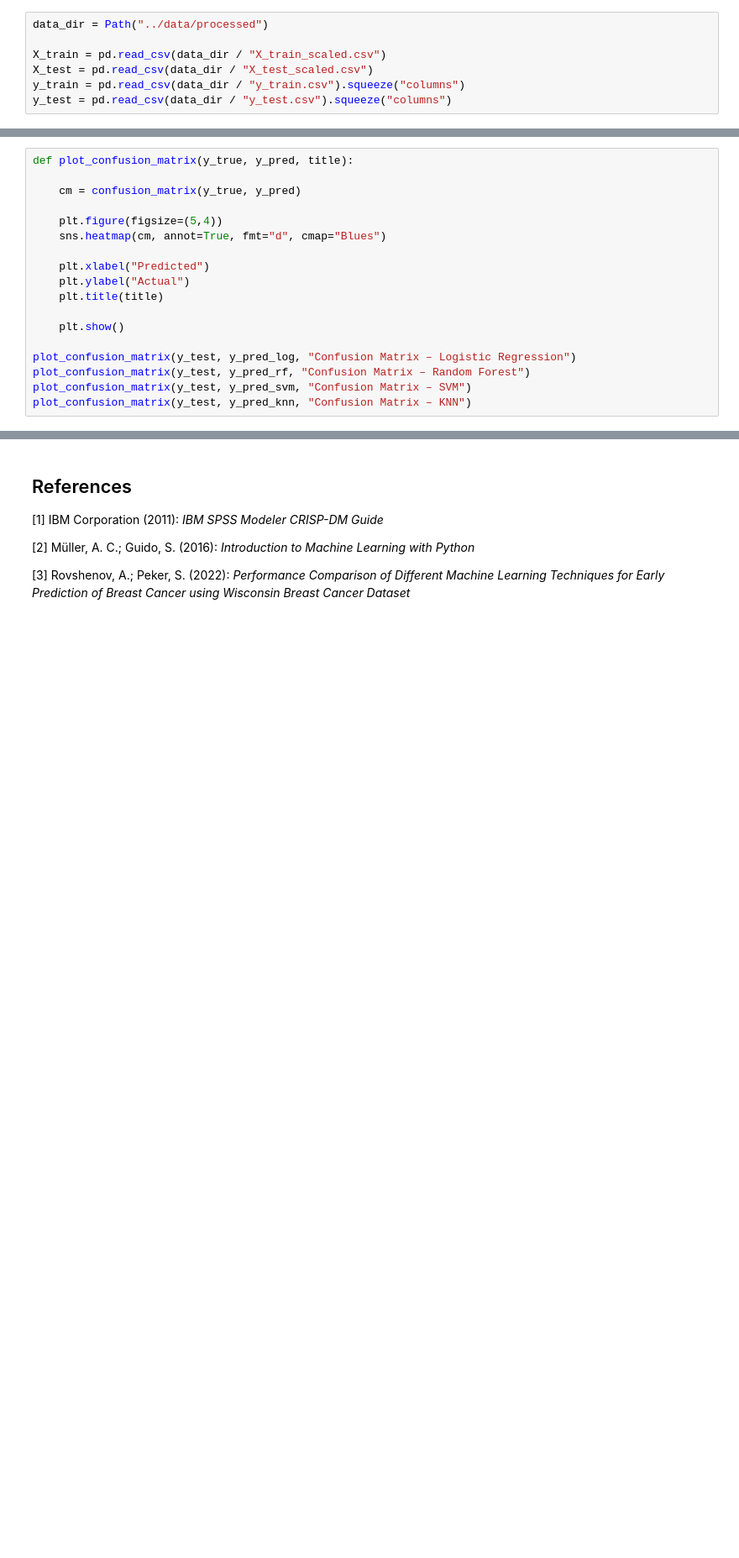
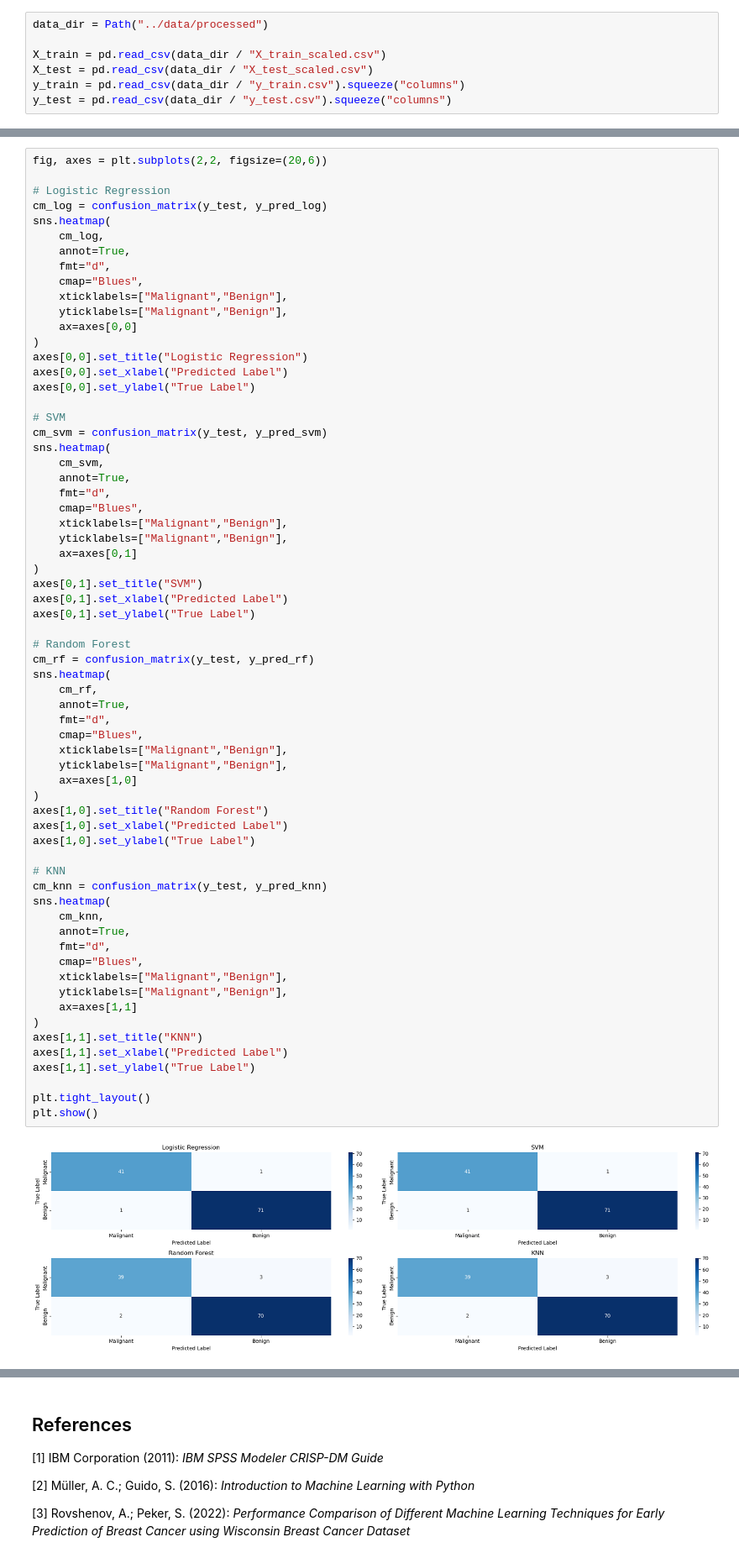
Before and after one commit to tbeekmans/breast_cancer_assignment, a Jupyter notebook: notebooks/5.0-evaluation.ipynb, the cells around one changed output, grey strips where cells are left out. Shown at 84% size. Drawn from its saved outputs; the diff is of its cells as text; blank space fills up the shorter version.

```diff
--- a/notebooks/5.0-evaluation.ipynb
+++ b/notebooks/5.0-evaluation.ipynb
@@ -56,19 +63,68 @@ The confusion matrices provide a detailed view of the classification errors made
 # %%
-def plot_confusion_matrix(y_true, y_pred, title):
+fig, axes = plt.subplots(2,2, figsize=(20,6))
 
-    cm = confusion_matrix(y_true, y_pred)
+# Logistic Regression
+cm_log = confusion_matrix(y_test, y_pred_log)
+sns.heatmap(
+    cm_log,
+    annot=True,
+    fmt="d",
+    cmap="Blues",
+    xticklabels=["Malignant","Benign"],
+    yticklabels=["Malignant","Benign"],
+    ax=axes[0,0]
+)
+axes[0,0].set_title("Logistic Regression")
+axes[0,0].set_xlabel("Predicted Label")
+axes[0,0].set_ylabel("True Label")
 
-    plt.figure(figsize=(5,4))
-    sns.heatmap(cm, annot=True, fmt="d", cmap="Blues")
+# SVM
+cm_svm = confusion_matrix(y_test, y_pred_svm)
+sns.heatmap(
+    cm_svm,
+    annot=True,
+    fmt="d",
+    cmap="Blues",
+    xticklabels=["Malignant","Benign"],
+    yticklabels=["Malignant","Benign"],
+    ax=axes[0,1]
+)
+axes[0,1].set_title("SVM")
+axes[0,1].set_xlabel("Predicted Label")
+axes[0,1].set_ylabel("True Label")
 
-    plt.xlabel("Predicted")
-    plt.ylabel("Actual")
-    plt.title(title)
+# Random Forest
+cm_rf = confusion_matrix(y_test, y_pred_rf)
+sns.heatmap(
+    cm_rf,
+    annot=True,
+    fmt="d",
+    cmap="Blues",
+    xticklabels=["Malignant","Benign"],
+    yticklabels=["Malignant","Benign"],
+    ax=axes[1,0]
+)
+axes[1,0].set_title("Random Forest")
+axes[1,0].set_xlabel("Predicted Label")
+axes[1,0].set_ylabel("True Label")
 
-    plt.show()
+# KNN
+cm_knn = confusion_matrix(y_test, y_pred_knn)
+sns.heatmap(
+    cm_knn,
+    annot=True,
+    fmt="d",
+    cmap="Blues",
+    xticklabels=["Malignant","Benign"],
+    yticklabels=["Malignant","Benign"],
+    ax=axes[1,1]
+)
+axes[1,1].set_title("KNN")
+axes[1,1].set_xlabel("Predicted Label")
+axes[1,1].set_ylabel("True Label")
 
-plot_confusion_matrix(y_test, y_pred_log, "Confusion Matrix – Logistic Regression")
-plot_confusion_matrix(y_test, y_pred_rf, "Confusion Matrix – Random Forest")
-plot_confusion_matrix(y_test, y_pred_svm, "Confusion Matrix – SVM")
-plot_confusion_matrix(y_test, y_pred_knn, "Confusion Matrix – KNN")
+plt.tight_layout()
+plt.show()
+# %% [output]
+[figure, added]
 # %% [markdown]
```
Also changed, not shown: parts of 15 cells of this notebook, 4 other files.
